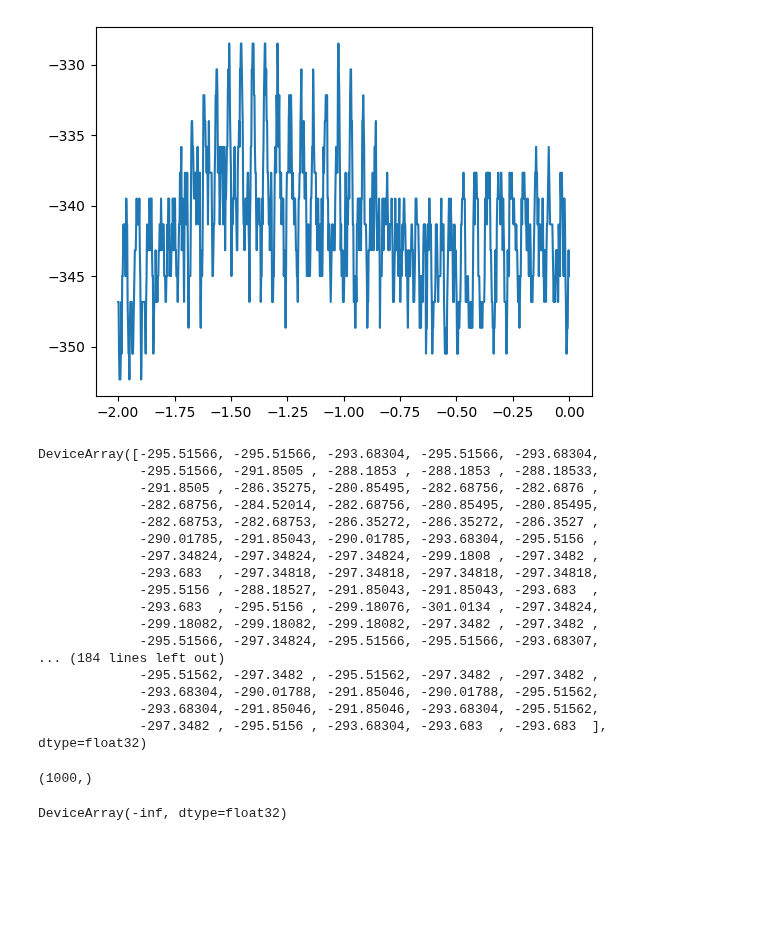
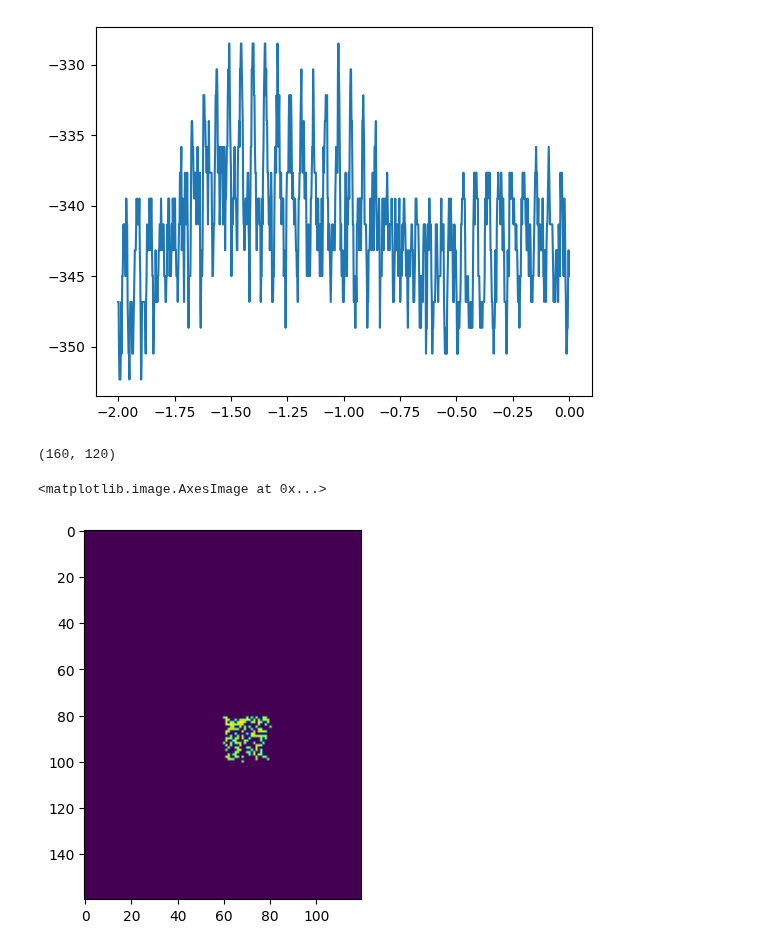
Before and after one commit to genjax-dev/genjax-chi, a Jupyter notebook: experiments/approx_rendering/mccoy_nishad_pairprogramming.ipynb, the cells around one changed output. Drawn from its saved outputs; the diff is of its cells as text; code cells hidden in the pictures; blank space fills up the shorter version.

```diff
--- a/experiments/approx_rendering/mccoy_nishad_pairprogramming.ipynb
+++ b/experiments/approx_rendering/mccoy_nishad_pairprogramming.ipynb
@@ -50,20 +52,3 @@ def render_cloud_at_pose(input_cloud, pose, h, w, fx_fy, cx_cy):
     matches = (x[:,:,None] == pixels[:,0]) & (y[:,:,None] == pixels[:,1])
     a = jnp.argmax(matches,axis=-1)
     return point_cloud[a]
-# %%
-object_model_cloud = np.random.rand(200,3) * 2.0
-object_model_cloud = jnp.array(object_model_cloud)
-
-h,w,fx_fy,cx_cy = 120, 160, jnp.array([200.0, 200.0]), jnp.array([60.0, 80.0])
-r = 0.1
-outlier_prob =  0.01
-
-gt_pose = jnp.array([
-     [1.0, 0.0, 0.0, 2.0],
-     [0.0, 1.0, 0.0, 0.0],
-     [0.0, 0.0, 1.0, 10.0],
-     [0.0, 0.0, 0.0, 1.0],
-    ]
-)
-gt_image = render_cloud_at_pose(object_model_cloud, gt_pose,h,w,fx_fy,cx_cy)
-print((gt_image[:,:,2] > 0).sum())
@@ -295,31 +363,12 @@ plt.plot(np.array(xs), weights)
 # %% [output]
 [<matplotlib.lines.Line2D at 0x...>]
 [figure]
-# %%
-weights
-# %% [output]
-DeviceArray([-295.51566, -295.51566, -293.68304, -295.51566, -293.68304,
-             -295.51566, -291.8505 , -288.1853 , -288.1853 , -288.18533,
-             -291.8505 , -286.35275, -280.85495, -282.68756, -282.6876 ,
-             -282.68756, -284.52014, -282.68756, -280.85495, -280.85495,
-             -282.68753, -282.68753, -286.35272, -286.35272, -286.3527 ,
-             -290.01785, -291.85043, -290.01785, -293.68304, -295.5156 ,
-             -297.34824, -297.34824, -297.34824, -299.1808 , -297.3482 ,
-             -293.683  , -297.34818, -297.34818, -297.34818, -297.34818,
-             -295.5156 , -288.18527, -291.85043, -291.85043, -293.683  ,
-             -293.683  , -295.5156 , -299.18076, -301.0134 , -297.34824,
-             -299.18082, -299.18082, -299.18082, -297.3482 , -297.3482 ,
-             -295.51566, -297.34824, -295.51566, -295.51566, -293.68307,
-... (184 lines left out)
-             -295.51562, -297.3482 , -295.51562, -297.3482 , -297.3482 ,
-             -293.68304, -290.01788, -291.85046, -290.01788, -295.51562,
-             -293.68304, -291.85046, -291.85046, -293.68304, -295.51562,
-             -297.3482 , -295.5156 , -293.68304, -293.683  , -293.683  ],            dtype=float32)
-# %%
-np.array(weights).shape
-# %% [output]
-(1000,)
-# %%
-genjax.Uniform.logpdf((), 0.5, minval=-10.0, maxval=10.0)
-# %% [output]
-DeviceArray(-inf, dtype=float32)
+# %%
+gt_image[:,:,2].shape
+# %% [output]
+(160, 120)
+# %%
+plt.imshow(gt_image[:,:,2])
+# %% [output]
+<matplotlib.image.AxesImage at 0x...>
+[figure, added]
```
Also changed, not shown: parts of 34 cells of this notebook.
